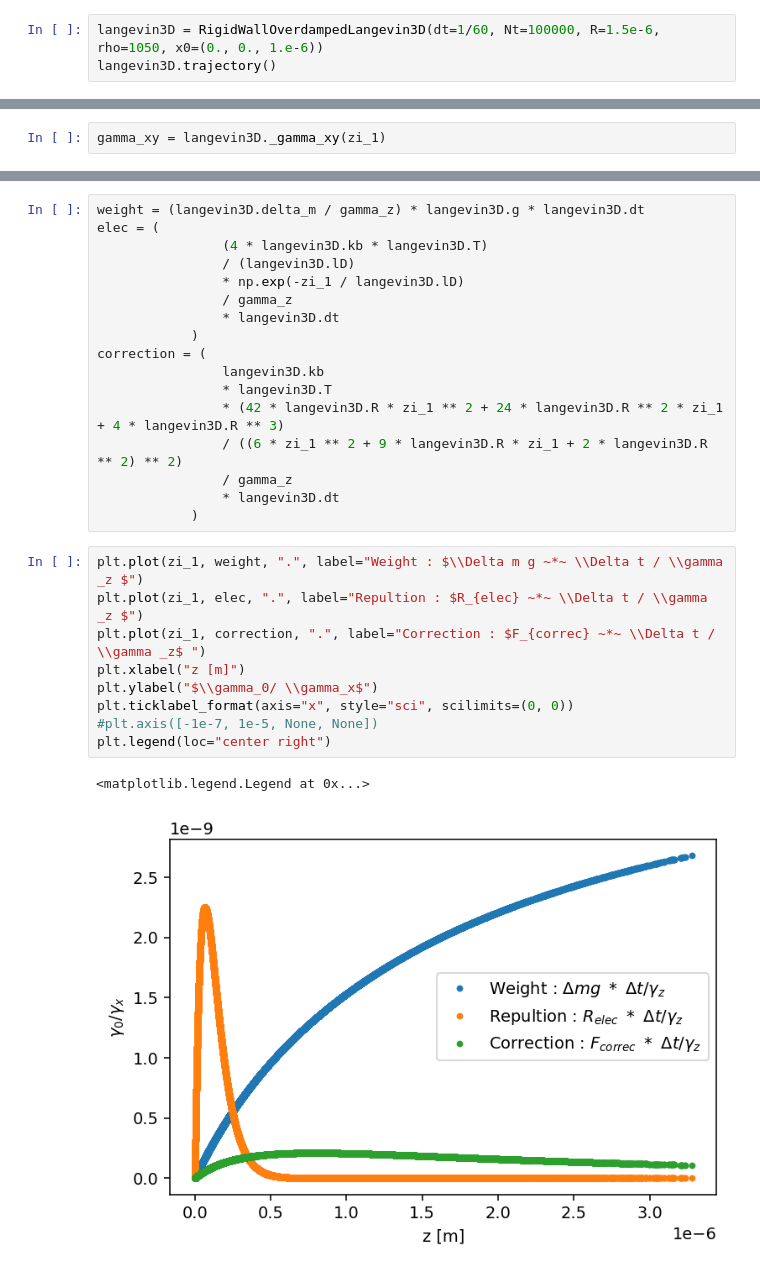
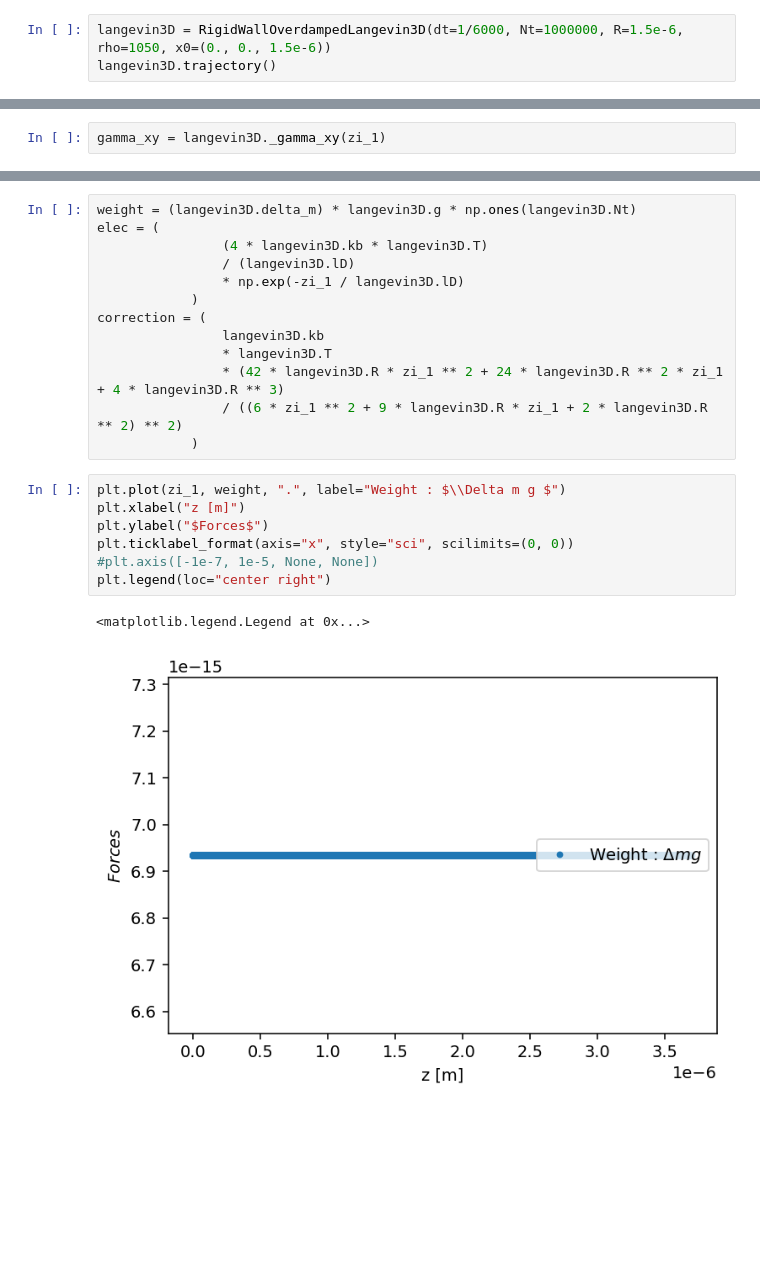
Before and after one commit to ElodieMillan/Brownian-particle-near-wall, a Jupyter notebook: Results rigid wall Overdamped.ipynb, the cells around one changed output, grey strips where cells are left out. Drawn from its saved outputs; the diff is of its cells as text; blank space fills up the shorter version.

```diff
--- a/Results rigid wall Overdamped.ipynb
+++ b/Results rigid wall Overdamped.ipynb
@@ -12,7 +12,7 @@ mpl.rcParams['figure.dpi'] = 140
 # %% [markdown]
 # Langevin 3D overdamped close rigid wall
 # %%
-langevin3D = RigidWallOverdampedLangevin3D(dt=1/60, Nt=100000, R=1.5e-6, rho=1050, x0=(0., 0., 1.e-6))
+langevin3D = RigidWallOverdampedLangevin3D(dt=1/6000, Nt=1000000, R=1.5e-6, rho=1050, x0=(0., 0., 1.5e-6))
 langevin3D.trajectory()
 # %% [markdown]
 ## 1. Trajectory
@@ -186,29 +200,23 @@ plt.legend()
 # %%
-weight = (langevin3D.delta_m / gamma_z) * langevin3D.g * langevin3D.dt
+weight = (langevin3D.delta_m) * langevin3D.g * np.ones(langevin3D.Nt)
 elec = (
                 (4 * langevin3D.kb * langevin3D.T)
                 / (langevin3D.lD)
                 * np.exp(-zi_1 / langevin3D.lD)
-                / gamma_z
-                * langevin3D.dt
             )
 correction = (
                 langevin3D.kb
                 * langevin3D.T
                 * (42 * langevin3D.R * zi_1 ** 2 + 24 * langevin3D.R ** 2 * zi_1 + 4 * langevin3D.R ** 3)
                 / ((6 * zi_1 ** 2 + 9 * langevin3D.R * zi_1 + 2 * langevin3D.R ** 2) ** 2)
-                / gamma_z
-                * langevin3D.dt
             )
 # %%
-plt.plot(zi_1, weight, ".", label="Weight : $\\Delta m g ~*~ \\Delta t / \\gamma _z $")
-plt.plot(zi_1, elec, ".", label="Repultion : $R_{elec} ~*~ \\Delta t / \\gamma _z $")
-plt.plot(zi_1, correction, ".", label="Correction : $F_{correc} ~*~ \\Delta t / \\gamma _z$ ")
+plt.plot(zi_1, weight, ".", label="Weight : $\\Delta m g $")
 plt.xlabel("z [m]")
-plt.ylabel("$\\gamma_0/ \\gamma_x$")
+plt.ylabel("$Forces$")
 plt.ticklabel_format(axis="x", style="sci", scilimits=(0, 0))
 #plt.axis([-1e-7, 1e-5, None, None])
 plt.legend(loc="center right")
 # %% [output]
 <matplotlib.legend.Legend at 0x...>
-[figure, old version]
+[figure, new version]
```
Also changed, not shown: parts of 14 cells of this notebook, 1 other file.
